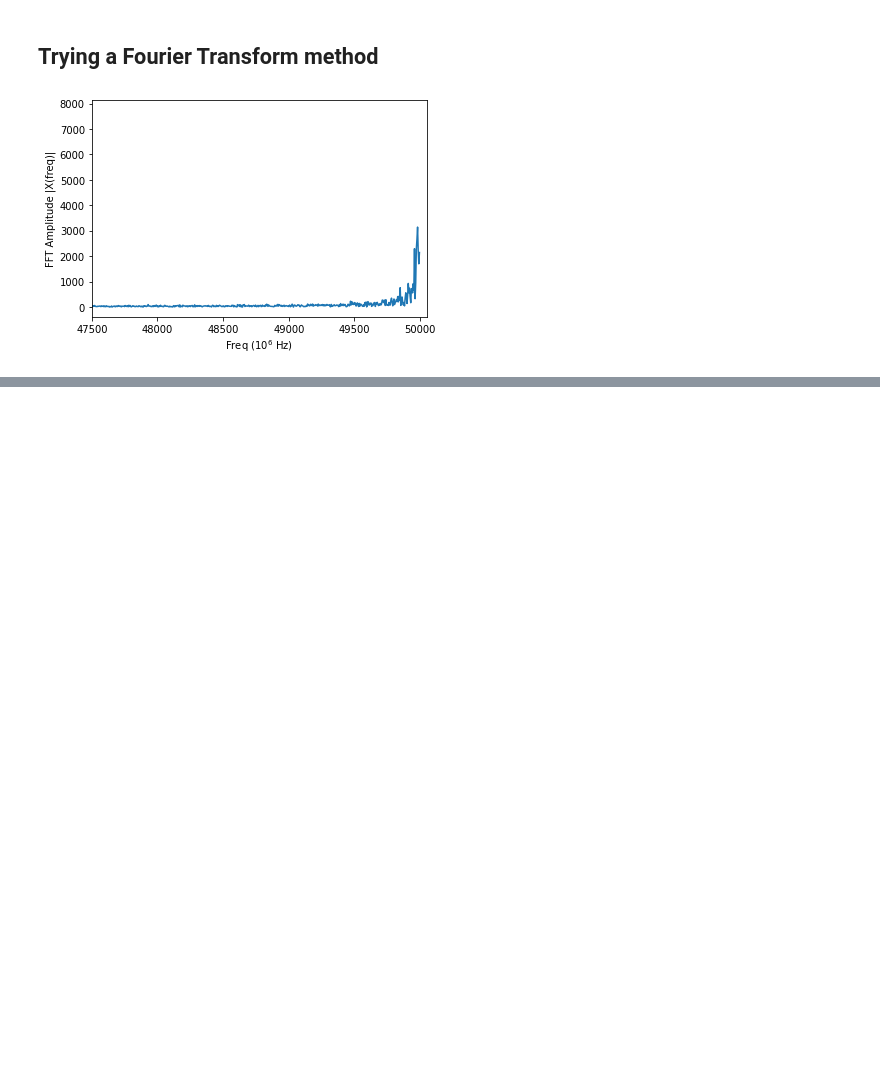
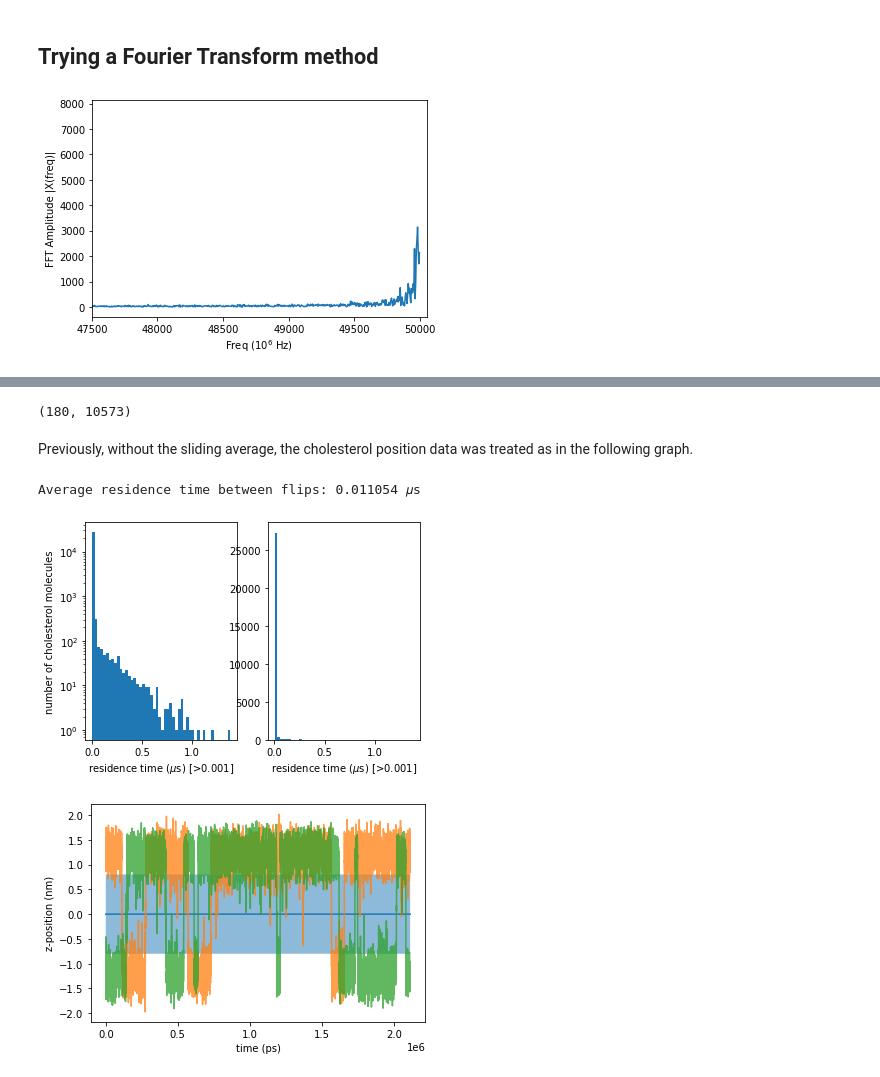
Before and after one commit to KoenWestendorp/programming-for-life-sciences, a Jupyter notebook: assignment_3/cholesterol/cholesterol.ipynb, the cells around one changed output, grey strips where cells are left out. Saved outputs shown, nothing was run; the diff lists cells and outputs as text; code cells hidden in the pictures; blank space fills up the shorter version.

```diff
--- a/assignment_3/cholesterol/cholesterol.ipynb
+++ b/assignment_3/cholesterol/cholesterol.ipynb
@@ -265,0 +288,22 @@ plt.show()
+# %%
+window_size = 3
+D_sliding = np.array([sliding_avg(row, window_size) for row in list(D)])
+#D_sliding_a = np.apply_over_axes(lambda arr, _: sliding_avg(arr, 10), D, axes=0)
+D_sliding.shape
+# %% [output]
+(180, 10573)
+# %% [markdown]
+Previously, without the sliding average, the cholesterol position data was treated as in the following graph.
+# %%
+buffer = 0.8 # nm
+chols_flip_times = flip_times_buffered(time, D, 0.8)
+chols_residence_times = [residence_time(chol_flip_times) for chol_flip_times in chols_flip_times]
+present_average_residence_time(chols_residence_times)
+chols_residence_times = filter_and_flatten(chols_residence_times, threshold)
+plot_residence_time_distribution(chols_residence_times, threshold)
+
+plot_chols_with_buffer([0, 100], buffer, D)
+# %% [output]
+Average residence time between flips: 0.011054 𝜇s
+[figure, added]
+[figure, added]
```
Also changed, not shown: parts of 9 cells of this notebook.
